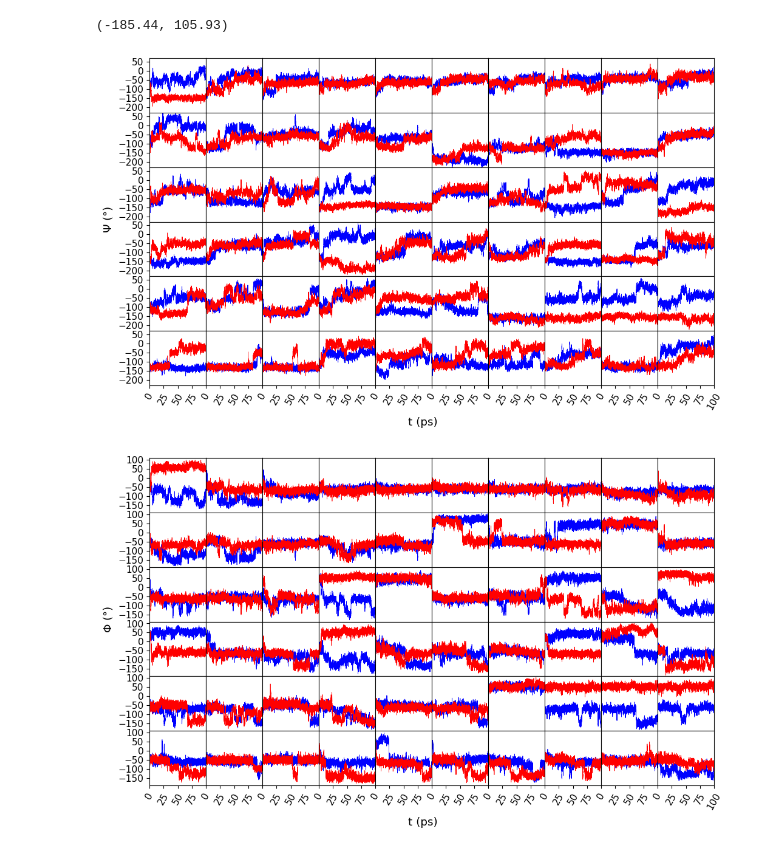
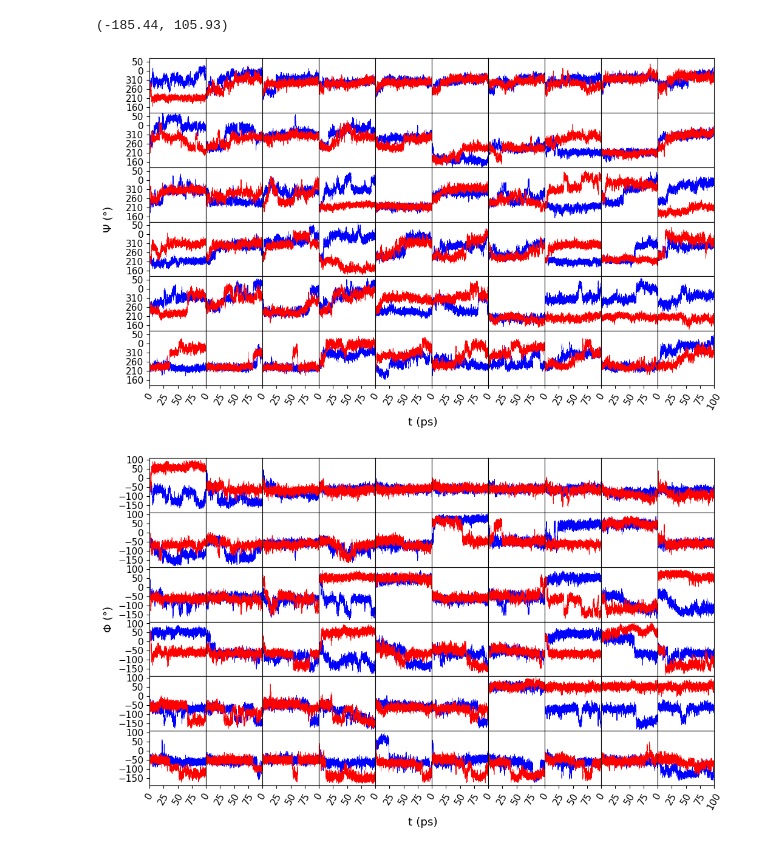
Before and after one commit to emedio/loop-dynamics, a Jupyter notebook: figures/FigS5.ipynb, the cells around one changed output. Drawn from its saved outputs; the diff is of its cells as text; code cells hidden in the pictures.

```diff
--- a/figures/FigS5.ipynb
+++ b/figures/FigS5.ipynb
@@ -24,28 +24,29 @@ np.min(np.hstack([phi_frw_data, phi_bck_data])), np.max(np.hstack([phi_frw_data,
 # %%
 x = np.arange(psi_frw_data.shape[2])
 
 fig, axes = plt.subplots(6, 10, figsize=(12, 7))
 fig.subplots_adjust(wspace=0., hspace=0.)
 for i, j in product(range(6), range(10)):
     ax = axes[i, j]
     ax.set_xlim([0, 50000])
     ax.set_ylim([-230, 70])
     x_ticks = np.arange(0, 50001, 12500) if i == 5 else []
     xticklabels = np.arange(0, 101, 25) if i == 5 else []
     if j < 9:
         x_ticks = x_ticks[:-1]
         xticklabels = xticklabels[:-1]
     y_ticks = np.arange(-200, 51, 50) if j == 0 else []
+    yticklabels = (y_ticks + 360) % 360 if j == 0 else []
     ax.set_xticks(x_ticks, xticklabels, rotation=60)
-    ax.set_yticks(y_ticks)
+    ax.set_yticks(y_ticks, yticklabels)
     ax.plot(x, psi_frw_data[i, j], lw=0.5, c='blue')
     ax.plot(x, psi_bck_data[i, j], lw=0.5, c='red')
 fig.supxlabel('t (ps)')
 fig.supylabel('$\Psi$ ($\degree$)', x=0.06)
 plt.savefig('FigS5_1.png', dpi=300, bbox_inches='tight')
 plt.show()
 # %% [output]
-[figure, old version]
+[figure, new version]
 # %%
 fig, axes = plt.subplots(6, 10, figsize=(12, 7))
 fig.subplots_adjust(wspace=0., hspace=0.)
```
Also changed, not shown: 1 other file.
